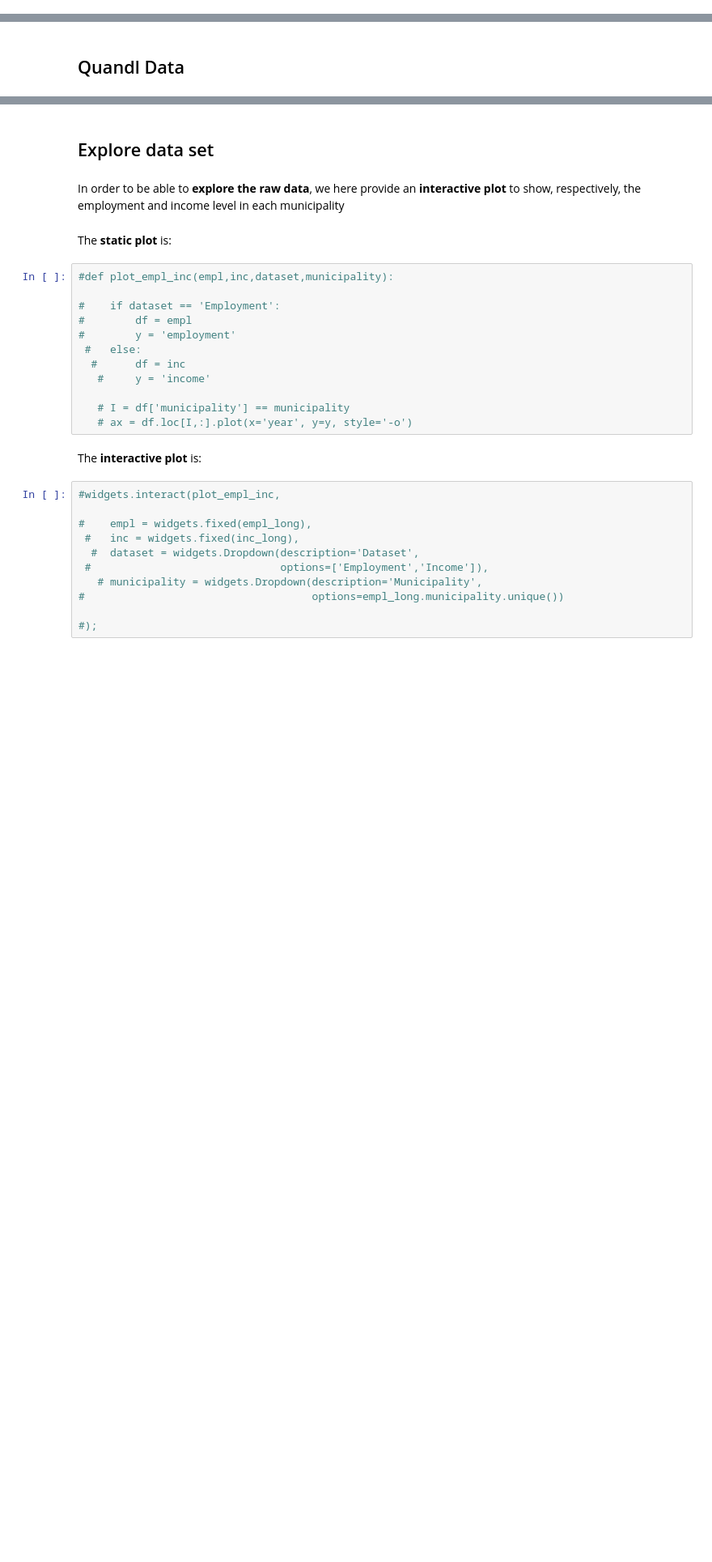
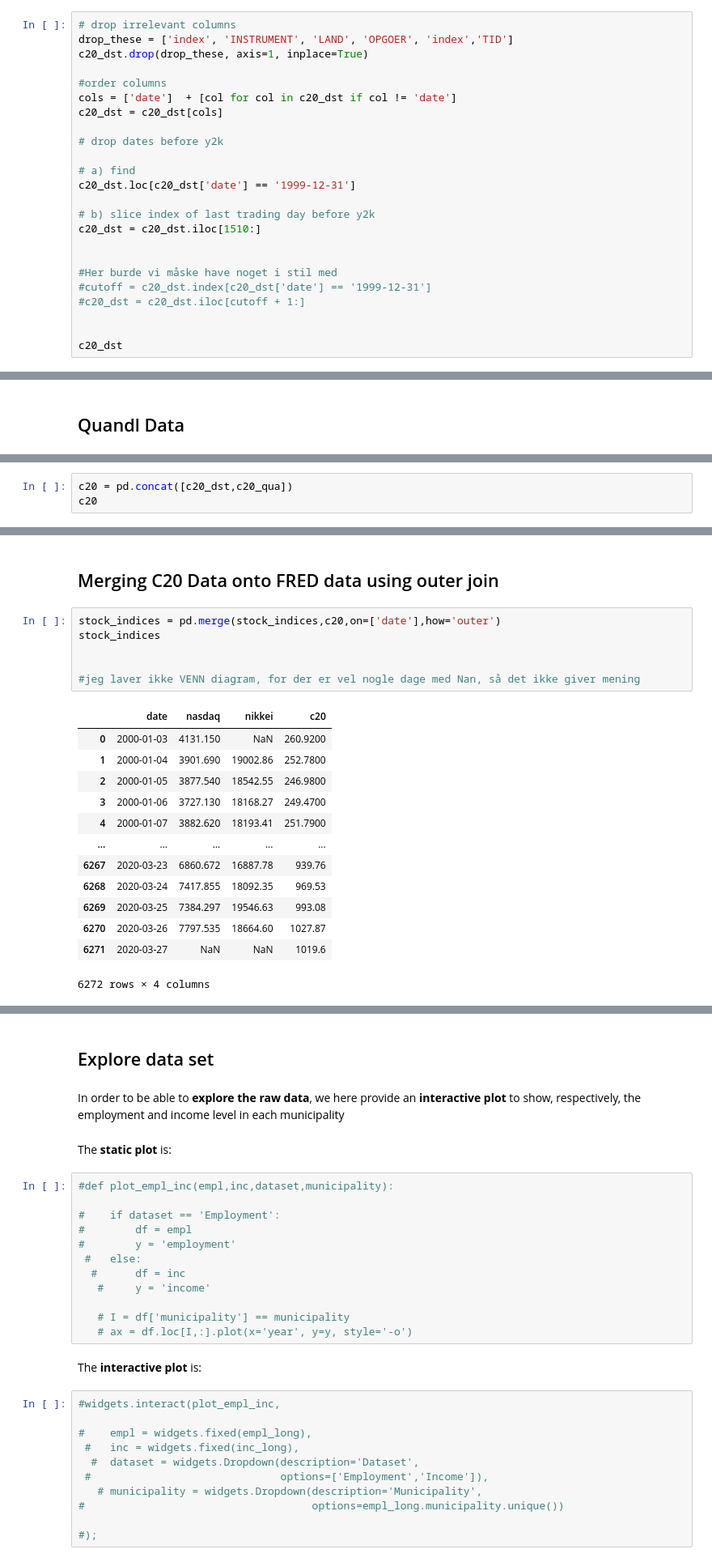
Before and after one commit to NumEconCopenhagen/projects-2020-kongeraekken-1, a Jupyter notebook: dataproject/dataproject.ipynb, the cells around one changed output, grey strips where cells are left out. Shown at 81% size. Saved outputs shown, nothing was run; the diff lists cells and outputs as text; blank space fills up the shorter version.

```diff
--- a/dataproject/dataproject.ipynb
+++ b/dataproject/dataproject.ipynb
@@ -189,0 +141,24 @@ omx_api.head(5)
+# %%
+# drop irrelevant columns
+drop_these = ['index', 'INSTRUMENT', 'LAND', 'OPGOER', 'index','TID']
+c20_dst.drop(drop_these, axis=1, inplace=True)
+
+#order columns
+cols = ['date']  + [col for col in c20_dst if col != 'date']
+c20_dst = c20_dst[cols]
+
+# drop dates before y2k
+
+# a) find
+c20_dst.loc[c20_dst['date'] == '1999-12-31']
+
+# b) slice index of last trading day before y2k
+c20_dst = c20_dst.iloc[1510:]
+
+
+#Her burde vi måske have noget i stil med
+#cutoff = c20_dst.index[c20_dst['date'] == '1999-12-31']
+#c20_dst = c20_dst.iloc[cutoff + 1:]
+
+
+c20_dst
@@ -216,0 +204,3 @@ omx_qua
+# %%
+c20 = pd.concat([c20_dst,c20_qua])
+c20
@@ -216,0 +221,22 @@ omx_qua
+# %% [markdown]
+## Merging C20 Data onto FRED data using outer join
+# %%
+stock_indices = pd.merge(stock_indices,c20,on=['date'],how='outer')
+stock_indices
+
+
+#jeg laver ikke VENN diagram, for der er vel nogle dage med Nan, så det ikke giver mening
+# %% [output]
+|  | date | nasdaq | nikkei | c20 |
+| 0 | 2000-01-03 | 4131.150 | NaN | 260.9200 |
+| 1 | 2000-01-04 | 3901.690 | 19002.86 | 252.7800 |
+| 2 | 2000-01-05 | 3877.540 | 18542.55 | 246.9800 |
+| 3 | 2000-01-06 | 3727.130 | 18168.27 | 249.4700 |
+| 4 | 2000-01-07 | 3882.620 | 18193.41 | 251.7900 |
+| ... | ... | ... | ... | ... |
+| 6267 | 2020-03-23 | 6860.672 | 16887.78 | 939.76 |
+| 6268 | 2020-03-24 | 7417.855 | 18092.35 | 969.53 |
+| 6269 | 2020-03-25 | 7384.297 | 19546.63 | 993.08 |
+| 6270 | 2020-03-26 | 7797.535 | 18664.60 | 1027.87 |
+| 6271 | 2020-03-27 | NaN | NaN | 1019.6 |
+6272 rows × 4 columns
```
Also changed, not shown: parts of 19 cells of this notebook.
